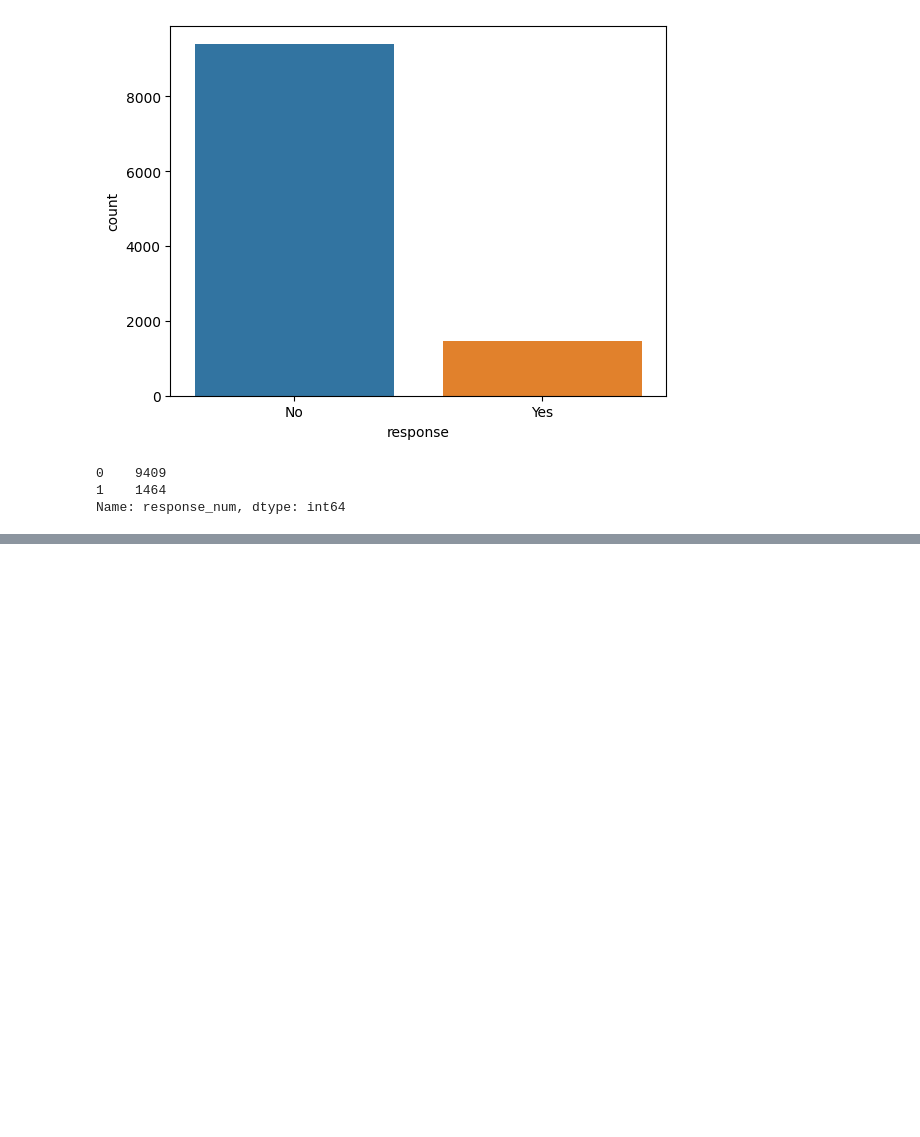
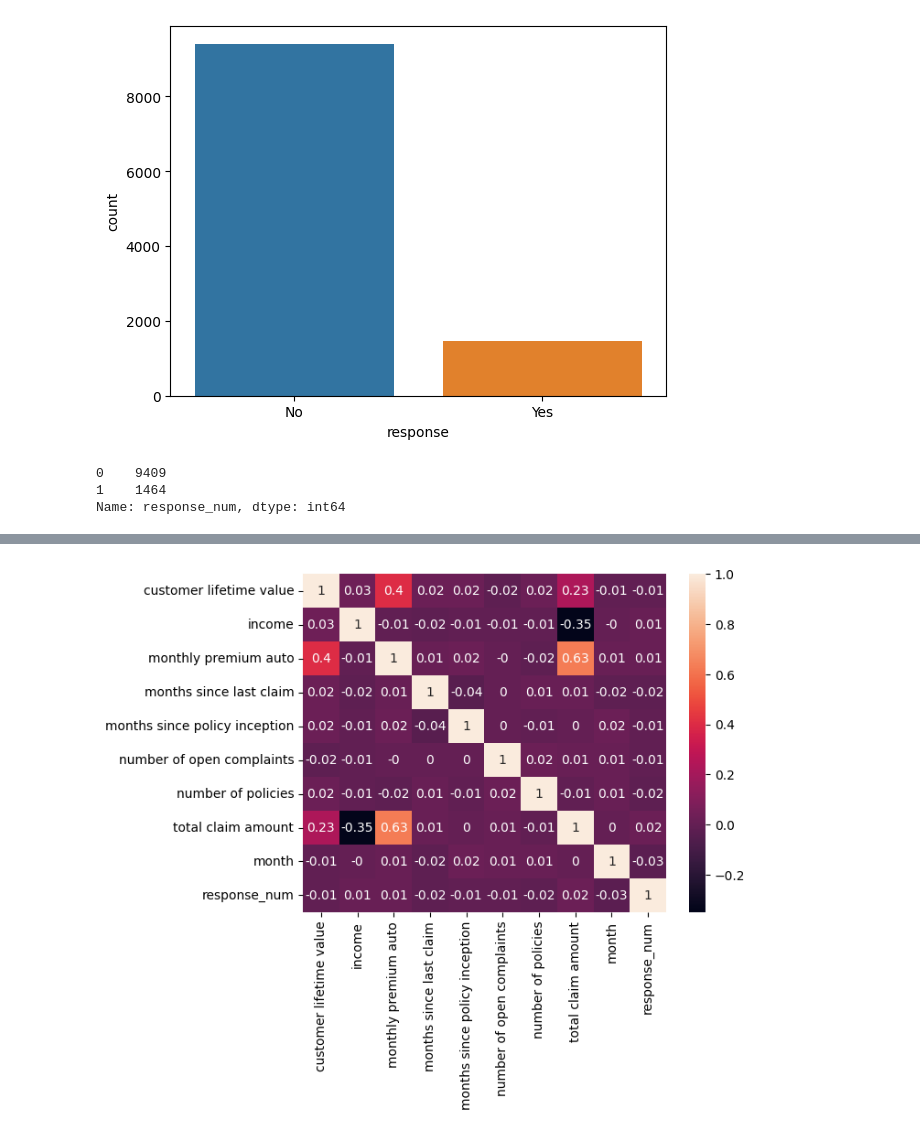
Before and after one commit to mdimasaac/lab-customer-analysis-round-2, a Jupyter notebook: solution round 2.ipynb, the cells around one changed output, grey strips where cells are left out. Saved outputs shown, nothing was run; the diff lists cells and outputs as text; code cells hidden in the pictures; blank space fills up the shorter version.

Commit message:
round 4 and 5, but inside round 2

```diff
--- a/solution round 2.ipynb
+++ b/solution round 2.ipynb
@@ -429,0 +498,8 @@ plt.show()
+# %%
+correlations_matrix = data.corr()
+correlations_matrix = correlations_matrix.round(2)
+correlations_matrix.head(5)
+sns.heatmap(correlations_matrix, annot=True)
+plt.show()
+# %% [output]
+[figure, added]
```
Also changed, not shown: parts of 21 cells of this notebook.
